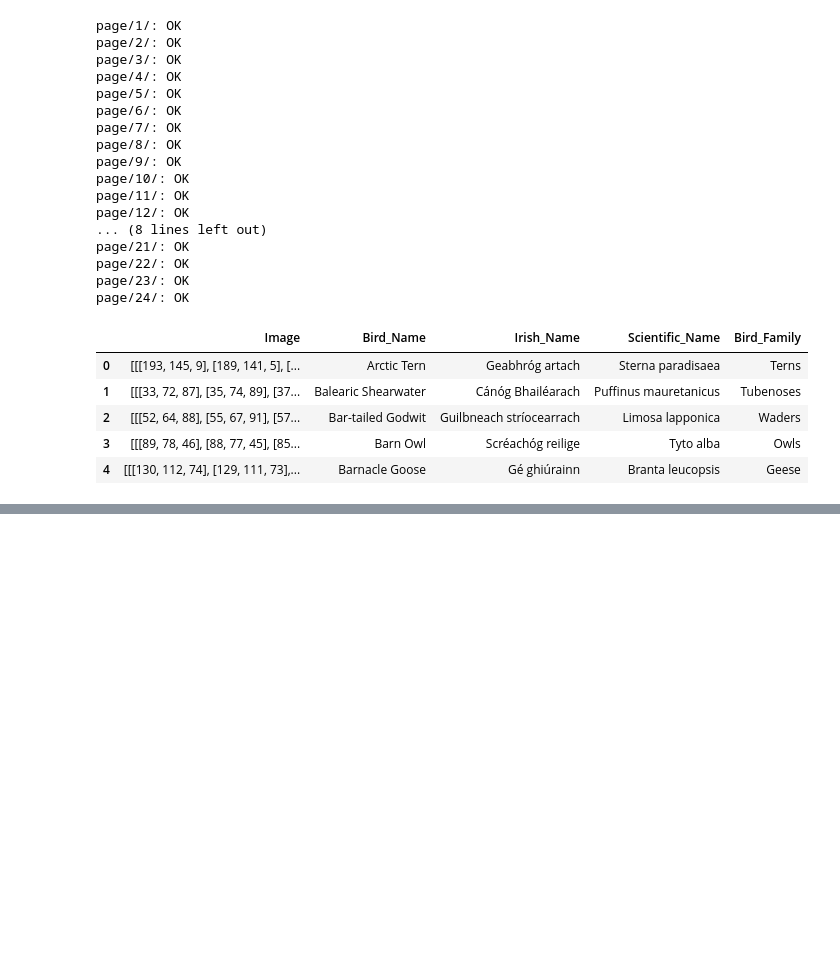
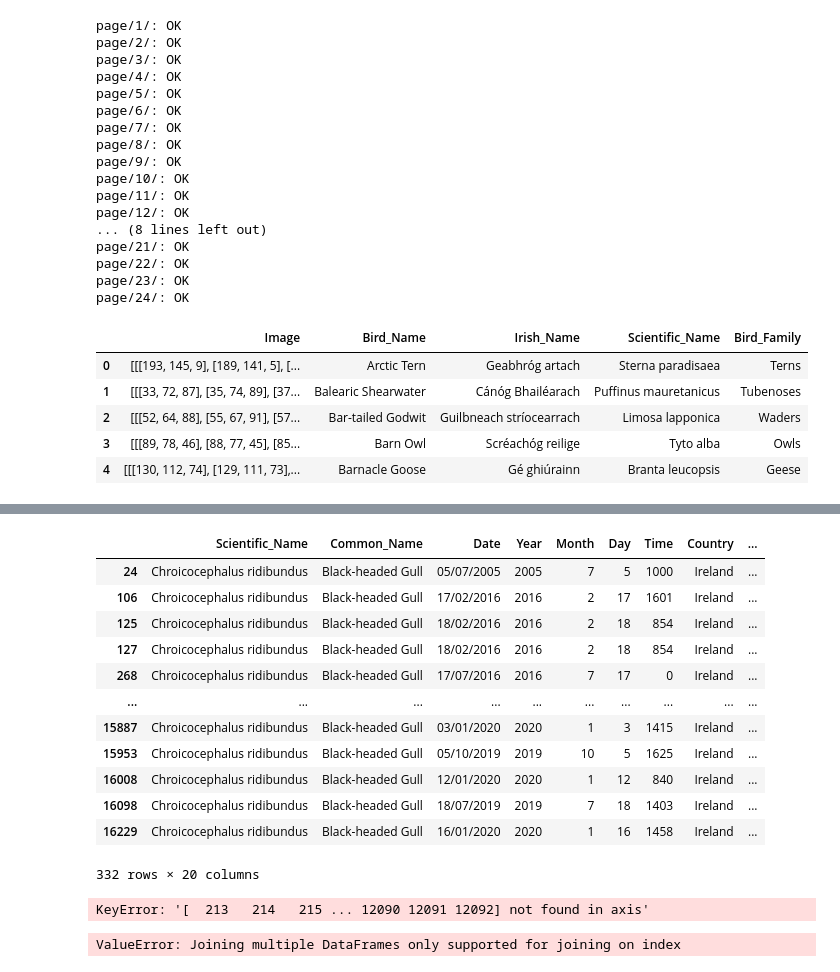
Before and after one commit to pessini/avian-flu-wild-birds-ireland, a Jupyter notebook: Datasets.ipynb, the cells around one changed output, grey strips where cells are left out. Drawn from its saved outputs; the diff is of its cells as text; code cells hidden in the pictures; blank space fills up the shorter version.

```diff
--- a/Datasets.ipynb
+++ b/Datasets.ipynb
@@ -162,0 +167,25 @@ df_birds.head()
+# %%
+bird_flu = pd.read_csv("./data/bird-flu.csv", encoding='latin-1')
+birdwatch = pd.read_csv("./data/BirdWatchIreland.csv")
+# %%
+df1 = pd.merge(bird_flu, birdwatch, on='Scientific_Name', how='left')
+# %%
+df1[df1['Scientific_Name'] == 'Chroicocephalus ridibundus']
+# %% [output]
+|  | Scientific_Name | Common_Name | Date | Year | Month | Day | Time | Country | ... |
+| 24 | Chroicocephalus ridibundus | Black-headed Gull | 05/07/2005 | 2005 | 7 | 5 | 1000 | Ireland | ... |
+| 106 | Chroicocephalus ridibundus | Black-headed Gull | 17/02/2016 | 2016 | 2 | 17 | 1601 | Ireland | ... |
+| 125 | Chroicocephalus ridibundus | Black-headed Gull | 18/02/2016 | 2016 | 2 | 18 | 854 | Ireland | ... |
+| 127 | Chroicocephalus ridibundus | Black-headed Gull | 18/02/2016 | 2016 | 2 | 18 | 854 | Ireland | ... |
+| 268 | Chroicocephalus ridibundus | Black-headed Gull | 17/07/2016 | 2016 | 7 | 17 | 0 | Ireland | ... |
+| ... | ... | ... | ... | ... | ... | ... | ... | ... | ... |
+| 15887 | Chroicocephalus ridibundus | Black-headed Gull | 03/01/2020 | 2020 | 1 | 3 | 1415 | Ireland | ... |
+| 15953 | Chroicocephalus ridibundus | Black-headed Gull | 05/10/2019 | 2019 | 10 | 5 | 1625 | Ireland | ... |
+| 16008 | Chroicocephalus ridibundus | Black-headed Gull | 12/01/2020 | 2020 | 1 | 12 | 840 | Ireland | ... |
+| 16098 | Chroicocephalus ridibundus | Black-headed Gull | 18/07/2019 | 2019 | 7 | 18 | 1403 | Ireland | ... |
+| 16229 | Chroicocephalus ridibundus | Black-headed Gull | 16/01/2020 | 2020 | 1 | 16 | 1458 | Ireland | ... |
+332 rows × 20 columns
+# %%
+df2 = pd.merge(bird_flu.drop(df1.index), birdwatch.drop(df1.index), on='Common_Name', how='left')
+# %% [output]
+KeyError: '[  213   214   215 ... 12090 12091 12092] not found in axis'
@@ -162,0 +194,4 @@ df_birds.head()
+# %%
+new_df = new_df.join([birdwatch.set_index('Scientific_Name'),birdwatch.set_index('Bird_Name')], on=['Scientific_Name','Common_Name'], rsuffix='_bwi')
+# %% [output]
+ValueError: Joining multiple DataFrames only supported for joining on index
```
Also changed, not shown: parts of 6 cells of this notebook, 2 other files.
